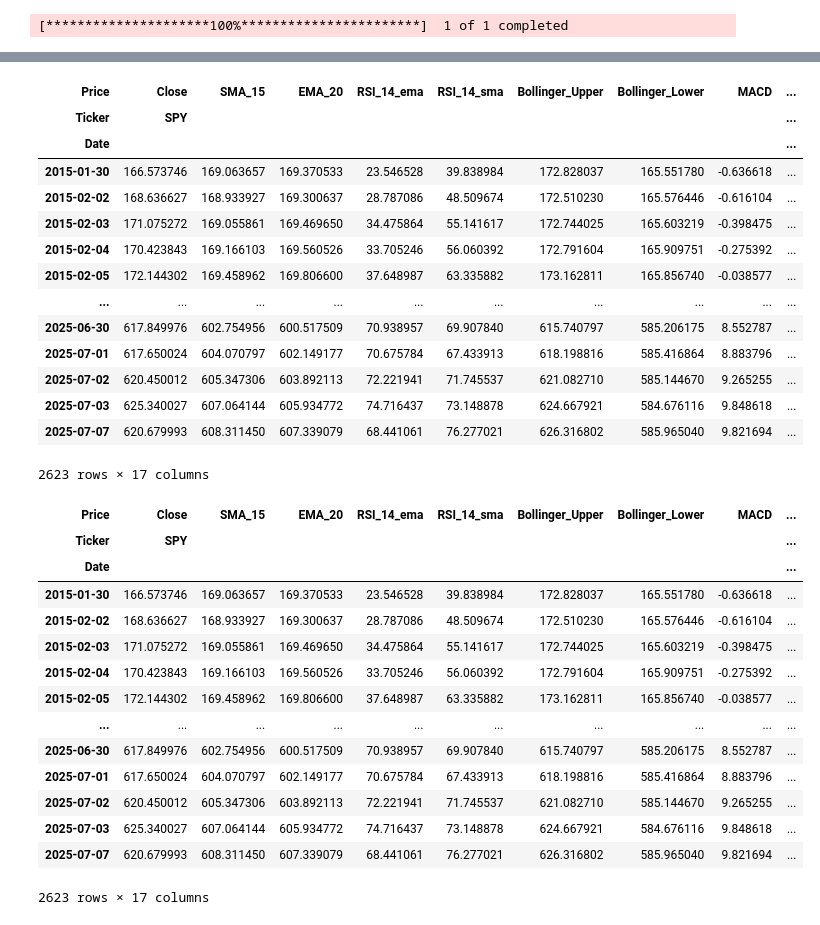
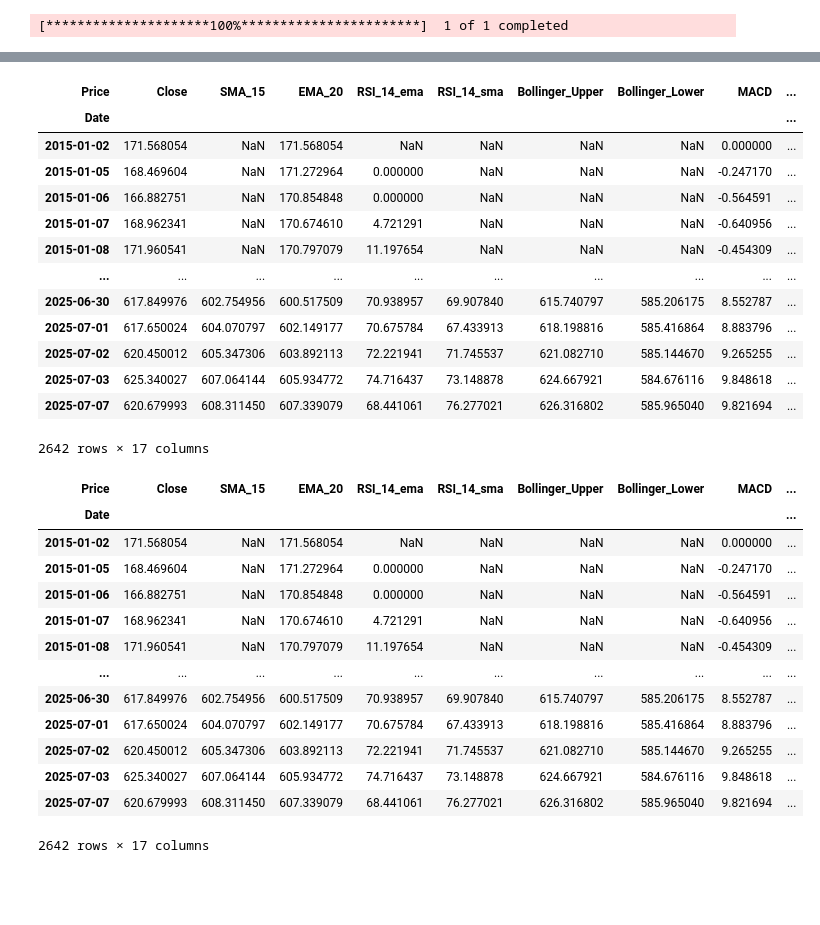
Before and after one commit to eliashuber2401/Machine-Learning-Project-Finance, a Jupyter notebook: Project main/Technical_Indicators.ipynb, the cells around one changed output, grey strips where cells are left out. Saved outputs shown, nothing was run; the diff lists cells and outputs as text; code cells hidden in the pictures; blank space fills up the shorter version.

```diff
--- a/Project main/Technical_Indicators.ipynb
+++ b/Project main/Technical_Indicators.ipynb
@@ -30,9 +30,9 @@ Repo root already in sys.path.
 # %%
 def fetch_data(ticker='SPY', start='2015-01-01', end='2023-12-31'):
     data = yf.download(ticker, start, end)
-    data = data[['Close']]
-    data.dropna(inplace=True)
-    return data
+    df = pd.DataFrame(data)
+    df.columns = df.columns.droplevel(1)
+    return df
 
 def simple_moving_average(data, window=15):
     df = data.copy()
@@ -125,9 +125,11 @@ data = compute_technical_indicators(data)
 # %% [output]
 [*********************100%***********************]  1 of 1 completed
 # %%
-data['Daily_Return_Sign'] = np.where(data['Daily_Return'].shift(-1) > 0, 1, -1)
-data = data.dropna()
+data['Daily_Return_Sign'] = np.where(data['Daily_Return'] > 0, 1, -1)
+data['Daily_Return_Sign'] = data['Daily_Return_Sign'].shift(-1)
+data.dropna()
+data = data.drop(columns=['High','Low','Open','Volume'])
 raw_data = data.copy()
-data = data.drop(columns=['Close','Daily_Return'])
-data
+data.dropna(inplace=True)
+data.tail(5)
 # %% [output]
@@ -216,7 +143,8 @@ def train_test_split(
 # %%
 from courselib.utils.normalization import standardize
-training_data_fraction = .5
-X, Y, X_train, Y_train, X_test, Y_test = train_test_split(data, training_data_fraction=0.8, class_column_name='Daily_Return_Sign',shuffle = False,return_numpy=True)
+from courselib.utils.splits import train_test_split
+X, Y, X_train, Y_train, X_test, Y_test = train_test_split(data, training_data_fraction=0.7, class_column_name='Daily_Return_Sign',shuffle = False,return_numpy=True)
 X = standardize(X)
 X_test = standardize(X_test)
 X_train = standardize(X_train)
+X_train, Y_train
@@ -433,54 +333,49 @@ X_reduced, explained_var, components
 # %%
-split_idx = int(0.8 * len(data))
-train_indices = data.index[:split_idx]
+split_idx = int(round(0.8 * len(data)))
 test_indices = data.index[split_idx:]
-y_train_pred = rbf_svm(X_train)
 y_test_pred = rbf_svm(X_test)
 
 raw_data['rbf_svm_pred'] = np.nan
-raw_data.loc[train_indices, 'rbf_svm_pred'] = y_train_pred
-raw_data.loc[test_indices, 'rbf_svm_pred'] = y_pred_test
+raw_data.loc[test_indices, 'rbf_svm_pred'] = y_test_pred
 raw_data
 # For another model, e.g. RBF SVM
 #data['rbf_svm_pred'] = np.nan
 #data.loc[test_indices, 'rbf_svm_pred'] = rbf_y_pred_test  # replace with your variable
 
 # For logistic regression
 #data['logreg_pred'] = np.nan
 #data.loc[test_indices, 'logreg_pred'] = logreg_y_pred_test  # replace with your variable
 # %% [output]
 | Price | Close | SMA_15 | EMA_20 | RSI_14_ema | RSI_14_sma | Bollinger_Upper | Bollinger_Lower | MACD | ... |
-| Ticker | SPY |  |  |  |  |  |  |  | ... |
 | Date |  |  |  |  |  |  |  |  | ... |
-| 2015-01-30 | 166.573746 | 169.063657 | 169.370533 | 23.546528 | 39.838984 | 172.828037 | 165.551780 | -0.636618 | ... |
-| 2015-02-02 | 168.636627 | 168.933927 | 169.300637 | 28.787086 | 48.509674 | 172.510230 | 165.576446 | -0.616104 | ... |
-| 2015-02-03 | 171.075272 | 169.055861 | 169.469650 | 34.475864 | 55.141617 | 172.744025 | 165.603219 | -0.398475 | ... |
-| 2015-02-04 | 170.423843 | 169.166103 | 169.560526 | 33.705246 | 56.060392 | 172.791604 | 165.909751 | -0.275392 | ... |
-| 2015-02-05 | 172.144302 | 169.458962 | 169.806600 | 37.648987 | 63.335882 | 173.162811 | 165.856740 | -0.038577 | ... |
+| 2015-01-02 | 171.568054 | NaN | 171.568054 | NaN | NaN | NaN | NaN | 0.000000 | ... |
+| 2015-01-05 | 168.469604 | NaN | 171.272964 | 0.000000 | NaN | NaN | NaN | -0.247170 | ... |
+| 2015-01-06 | 166.882751 | NaN | 170.854848 | 0.000000 | NaN | NaN | NaN | -0.564591 | ... |
+| 2015-01-07 | 168.962341 | NaN | 170.674610 | 4.721291 | NaN | NaN | NaN | -0.640956 | ... |
+| 2015-01-08 | 171.960541 | NaN | 170.797079 | 11.197654 | NaN | NaN | NaN | -0.454309 | ... |
 | ... | ... | ... | ... | ... | ... | ... | ... | ... | ... |
 | 2025-06-30 | 617.849976 | 602.754956 | 600.517509 | 70.938957 | 69.907840 | 615.740797 | 585.206175 | 8.552787 | ... |
 | 2025-07-01 | 617.650024 | 604.070797 | 602.149177 | 70.675784 | 67.433913 | 618.198816 | 585.416864 | 8.883796 | ... |
 | 2025-07-02 | 620.450012 | 605.347306 | 603.892113 | 72.221941 | 71.745537 | 621.082710 | 585.144670 | 9.265255 | ... |
 | 2025-07-03 | 625.340027 | 607.064144 | 605.934772 | 74.716437 | 73.148878 | 624.667921 | 584.676116 | 9.848618 | ... |
 | 2025-07-07 | 620.679993 | 608.311450 | 607.339079 | 68.441061 | 76.277021 | 626.316802 | 585.965040 | 9.821694 | ... |
-2623 rows × 17 columns
+2642 rows × 17 columns
 # %%
-raw_data['rbf_svm_pred'] = raw_data['rbf_svm_pred'].replace(-1, 0)
+#raw_data['rbf_svm_pred'] = raw_data['rbf_svm_pred'].replace(-1, 0)
 raw_data
 # %% [output]
 | Price | Close | SMA_15 | EMA_20 | RSI_14_ema | RSI_14_sma | Bollinger_Upper | Bollinger_Lower | MACD | ... |
-| Ticker | SPY |  |  |  |  |  |  |  | ... |
 | Date |  |  |  |  |  |  |  |  | ... |
-| 2015-01-30 | 166.573746 | 169.063657 | 169.370533 | 23.546528 | 39.838984 | 172.828037 | 165.551780 | -0.636618 | ... |
-| 2015-02-02 | 168.636627 | 168.933927 | 169.300637 | 28.787086 | 48.509674 | 172.510230 | 165.576446 | -0.616104 | ... |
-| 2015-02-03 | 171.075272 | 169.055861 | 169.469650 | 34.475864 | 55.141617 | 172.744025 | 165.603219 | -0.398475 | ... |
-| 2015-02-04 | 170.423843 | 169.166103 | 169.560526 | 33.705246 | 56.060392 | 172.791604 | 165.909751 | -0.275392 | ... |
-| 2015-02-05 | 172.144302 | 169.458962 | 169.806600 | 37.648987 | 63.335882 | 173.162811 | 165.856740 | -0.038577 | ... |
+| 2015-01-02 | 171.568054 | NaN | 171.568054 | NaN | NaN | NaN | NaN | 0.000000 | ... |
+| 2015-01-05 | 168.469604 | NaN | 171.272964 | 0.000000 | NaN | NaN | NaN | -0.247170 | ... |
+| 2015-01-06 | 166.882751 | NaN | 170.854848 | 0.000000 | NaN | NaN | NaN | -0.564591 | ... |
+| 2015-01-07 | 168.962341 | NaN | 170.674610 | 4.721291 | NaN | NaN | NaN | -0.640956 | ... |
+| 2015-01-08 | 171.960541 | NaN | 170.797079 | 11.197654 | NaN | NaN | NaN | -0.454309 | ... |
 | ... | ... | ... | ... | ... | ... | ... | ... | ... | ... |
 | 2025-06-30 | 617.849976 | 602.754956 | 600.517509 | 70.938957 | 69.907840 | 615.740797 | 585.206175 | 8.552787 | ... |
 | 2025-07-01 | 617.650024 | 604.070797 | 602.149177 | 70.675784 | 67.433913 | 618.198816 | 585.416864 | 8.883796 | ... |
 | 2025-07-02 | 620.450012 | 605.347306 | 603.892113 | 72.221941 | 71.745537 | 621.082710 | 585.144670 | 9.265255 | ... |
 | 2025-07-03 | 625.340027 | 607.064144 | 605.934772 | 74.716437 | 73.148878 | 624.667921 | 584.676116 | 9.848618 | ... |
 | 2025-07-07 | 620.679993 | 608.311450 | 607.339079 | 68.441061 | 76.277021 | 626.316802 | 585.965040 | 9.821694 | ... |
-2623 rows × 17 columns
+2642 rows × 17 columns
 # %%
```
Also changed, not shown: parts of 16 cells of this notebook.
